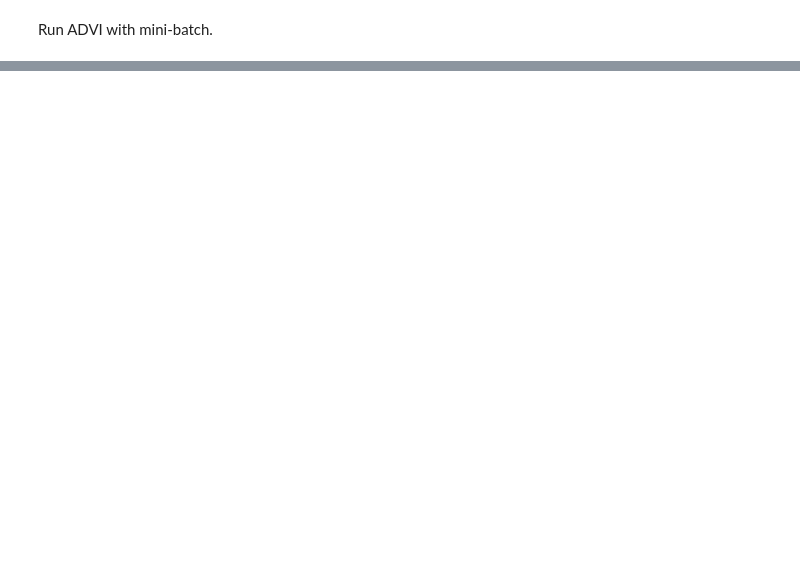
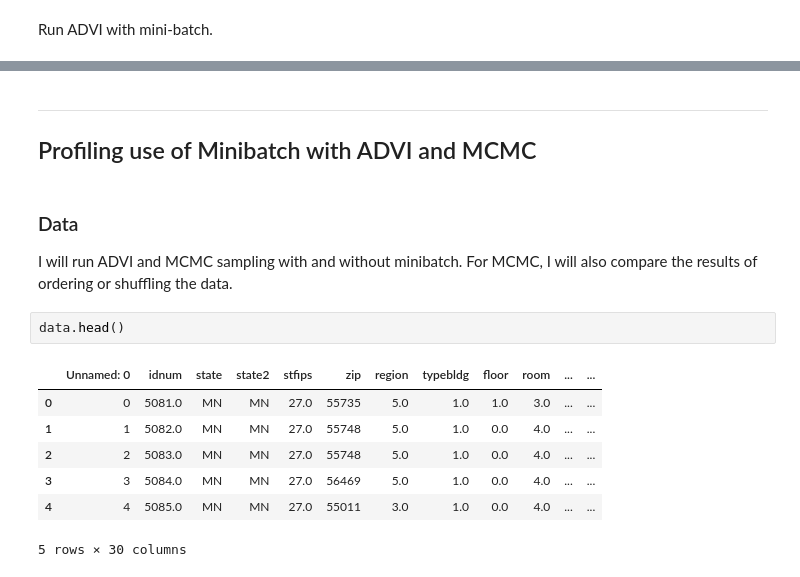
Before and after one commit to jhrcook/pymc3-tutorials, a Jupyter notebook: 016_mini-batch-advi-on-hierarchical-regression.ipynb, the cells around one changed output, grey strips where cells are left out. Cells and saved outputs as stored; diff of their text form; blank space fills up the shorter version.

```diff
--- a/016_mini-batch-advi-on-hierarchical-regression.ipynb
+++ b/016_mini-batch-advi-on-hierarchical-regression.ipynb
@@ -116,0 +123,19 @@ Here are tips to potentially make your code run faster
+# %% [markdown]
+---
+
+## Profiling use of Minibatch with ADVI and MCMC
+# %% [markdown]
+### Data
+
+I will run ADVI and MCMC sampling with and without minibatch.
+For MCMC, I will also compare the results of ordering or shuffling the data.
+# %%
+data.head()
+# %% [output]
+|  | Unnamed: 0 | idnum | state | state2 | stfips | zip | region | typebldg | floor | room | ... | ... |
+| 0 | 0 | 5081.0 | MN | MN | 27.0 | 55735 | 5.0 | 1.0 | 1.0 | 3.0 | ... | ... |
+| 1 | 1 | 5082.0 | MN | MN | 27.0 | 55748 | 5.0 | 1.0 | 0.0 | 4.0 | ... | ... |
+| 2 | 2 | 5083.0 | MN | MN | 27.0 | 55748 | 5.0 | 1.0 | 0.0 | 4.0 | ... | ... |
+| 3 | 3 | 5084.0 | MN | MN | 27.0 | 56469 | 5.0 | 1.0 | 0.0 | 4.0 | ... | ... |
+| 4 | 4 | 5085.0 | MN | MN | 27.0 | 55011 | 3.0 | 1.0 | 0.0 | 4.0 | ... | ... |
+5 rows × 30 columns
```
Also changed, not shown: parts of 22 cells of this notebook, 6 other files.
